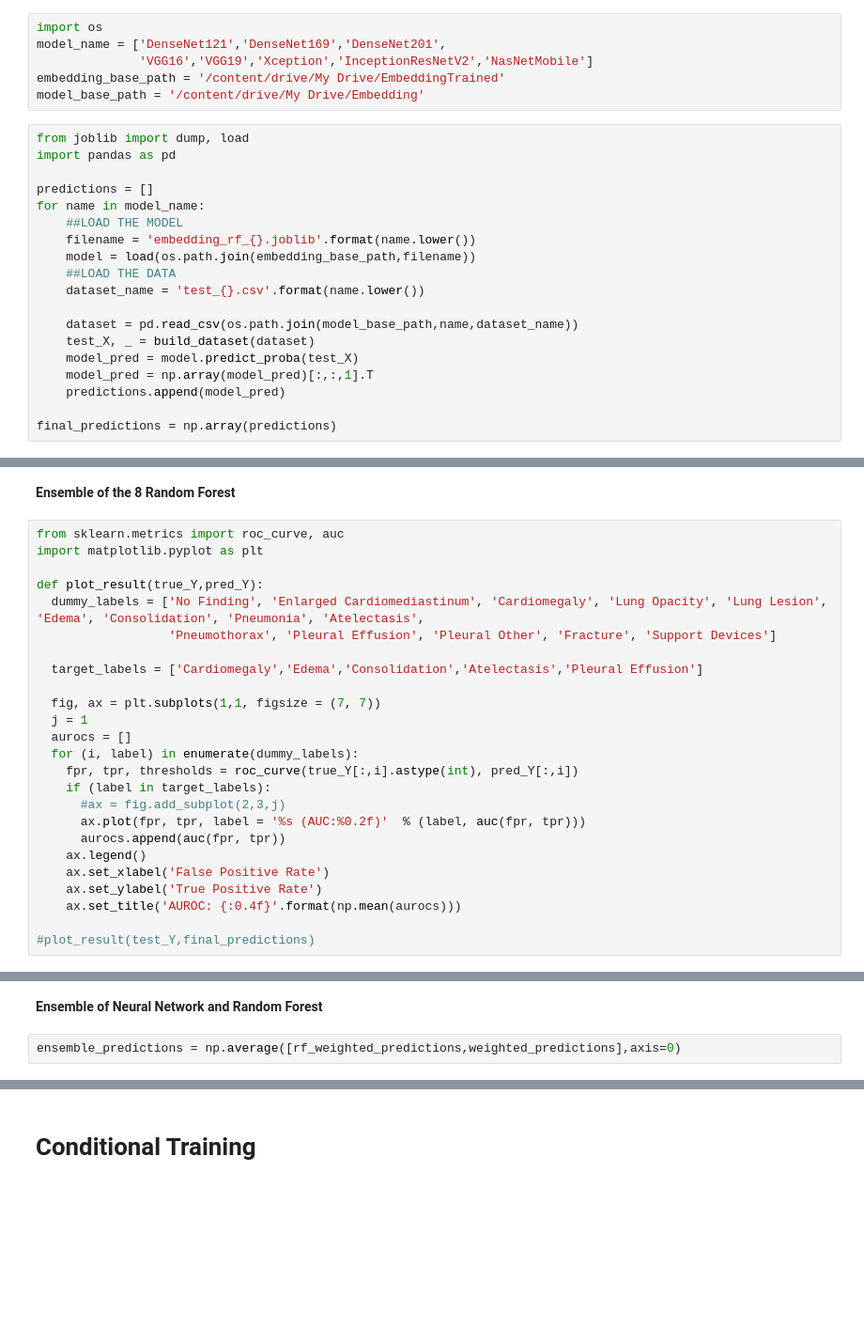
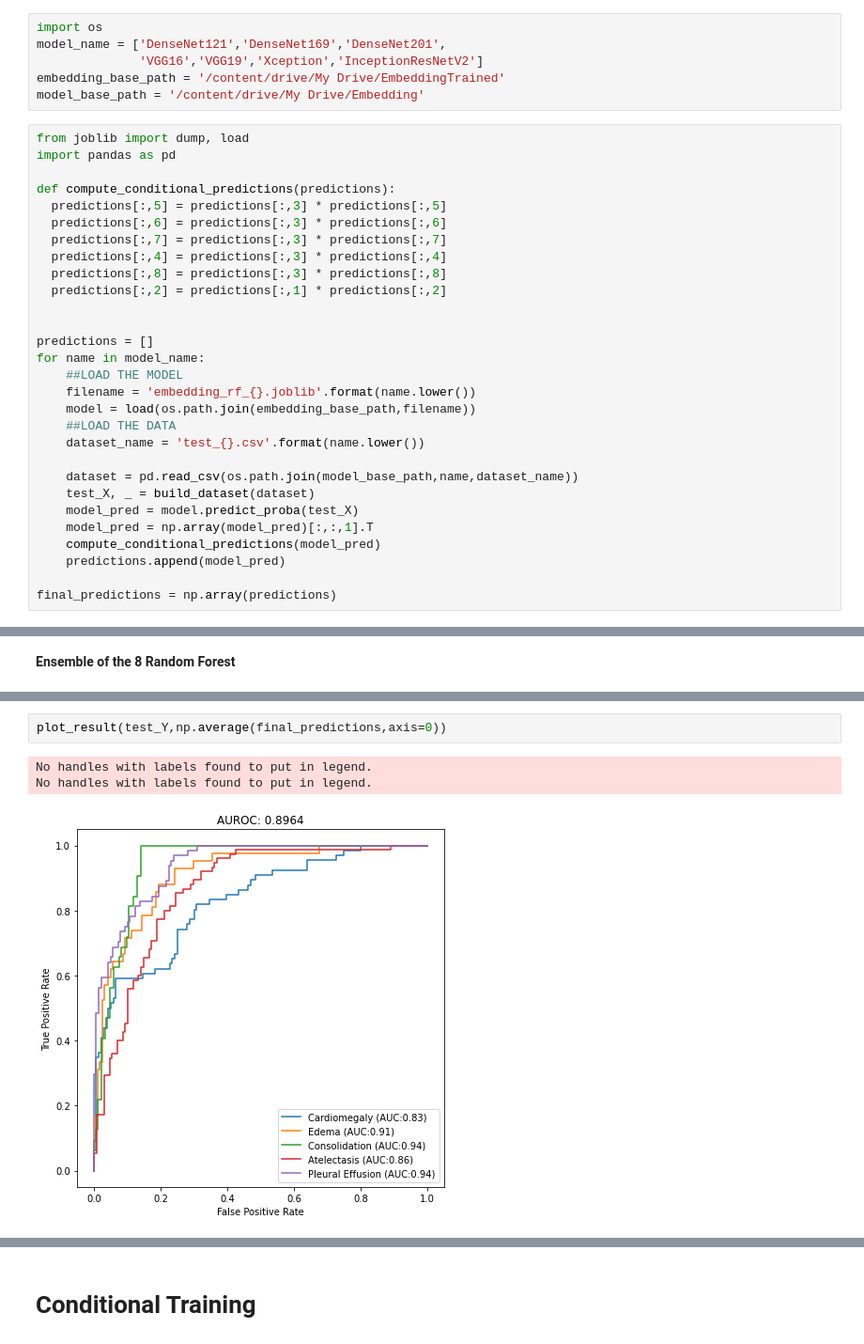
Before and after one commit to luca-nassano/ChestXRAY, a Jupyter notebook: Chexpert_Classification.ipynb, the cells around one changed output, grey strips where cells are left out. Shown: that part at 94% size. Saved outputs shown, nothing was run; the diff lists cells and outputs as text; blank space fills up the shorter version.

```diff
--- a/Chexpert_Classification.ipynb
+++ b/Chexpert_Classification.ipynb
@@ -510,12 +515,21 @@ def build_dataset(df):
 # %%
 import os
 model_name = ['DenseNet121','DenseNet169','DenseNet201',
-              'VGG16','VGG19','Xception','InceptionResNetV2','NasNetMobile']
+              'VGG16','VGG19','Xception','InceptionResNetV2']
 embedding_base_path = '/content/drive/My Drive/EmbeddingTrained'
 model_base_path = '/content/drive/My Drive/Embedding'
 # %%
 from joblib import dump, load
 import pandas as pd
+
+def compute_conditional_predictions(predictions):
+  predictions[:,5] = predictions[:,3] * predictions[:,5]
+  predictions[:,6] = predictions[:,3] * predictions[:,6]
+  predictions[:,7] = predictions[:,3] * predictions[:,7]
+  predictions[:,4] = predictions[:,3] * predictions[:,4]
+  predictions[:,8] = predictions[:,3] * predictions[:,8]
+  predictions[:,2] = predictions[:,1] * predictions[:,2]
+
 
 predictions = []
 for name in model_name:
@@ -529,6 +543,7 @@ for name in model_name:
     test_X, _ = build_dataset(dataset)
     model_pred = model.predict_proba(test_X)
     model_pred = np.array(model_pred)[:,:,1].T
+    compute_conditional_predictions(model_pred)
     predictions.append(model_pred)
 
 final_predictions = np.array(predictions)
@@ -540,28 +573,3 @@ for img, labels in unbatched_test:
 test_Y = np.array(test_Y)
 # %% [markdown]
 **Ensemble of the 8 Random Forest**
-# %%
-from sklearn.metrics import roc_curve, auc
-import matplotlib.pyplot as plt
-
-def plot_result(true_Y,pred_Y):
-  dummy_labels = ['No Finding', 'Enlarged Cardiomediastinum', 'Cardiomegaly', 'Lung Opacity', 'Lung Lesion', 'Edema', 'Consolidation', 'Pneumonia', 'Atelectasis',
-                  'Pneumothorax', 'Pleural Effusion', 'Pleural Other', 'Fracture', 'Support Devices']
-
-  target_labels = ['Cardiomegaly','Edema','Consolidation','Atelectasis','Pleural Effusion']
-
-  fig, ax = plt.subplots(1,1, figsize = (7, 7))
-  j = 1
-  aurocs = []
-  for (i, label) in enumerate(dummy_labels):
-    fpr, tpr, thresholds = roc_curve(true_Y[:,i].astype(int), pred_Y[:,i])
-    if (label in target_labels):
-      #ax = fig.add_subplot(2,3,j)
-      ax.plot(fpr, tpr, label = '%s (AUC:%0.2f)'  % (label, auc(fpr, tpr)))
-      aurocs.append(auc(fpr, tpr))
-    ax.legend()
-    ax.set_xlabel('False Positive Rate')
-    ax.set_ylabel('True Positive Rate')
-    ax.set_title('AUROC: {:0.4f}'.format(np.mean(aurocs)))
-
-#plot_result(test_Y,final_predictions)
@@ -580,4 +576,6 @@ No handles with labels found to put in legend.
-# %% [markdown]
-**Ensemble of Neural Network and Random Forest**
 # %%
-ensemble_predictions = np.average([rf_weighted_predictions,weighted_predictions],axis=0)
+plot_result(test_Y,np.average(final_predictions,axis=0))
+# %% [output]
+No handles with labels found to put in legend.
+No handles with labels found to put in legend.
+[figure, added]
```
Also changed, not shown: parts of 22 cells of this notebook.
